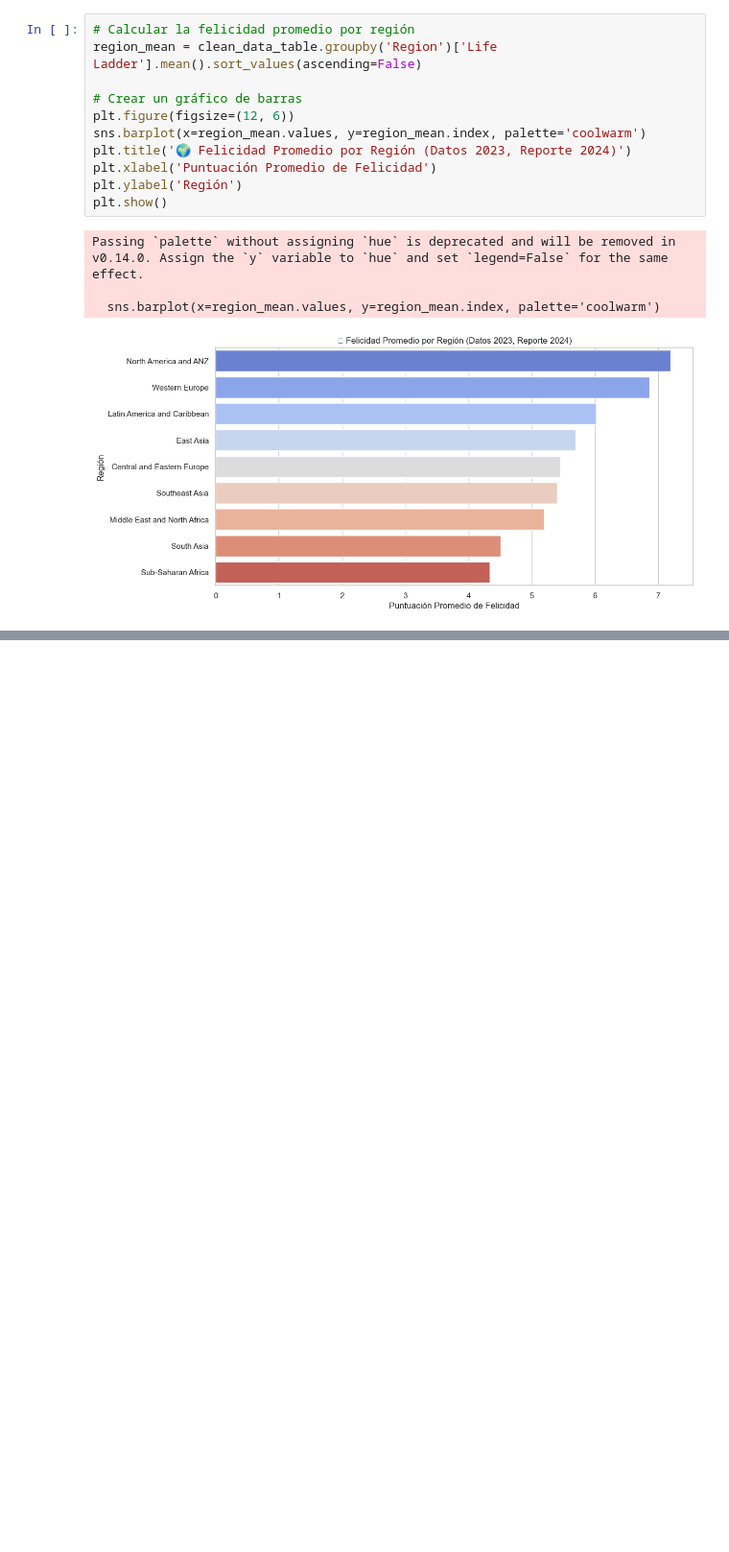
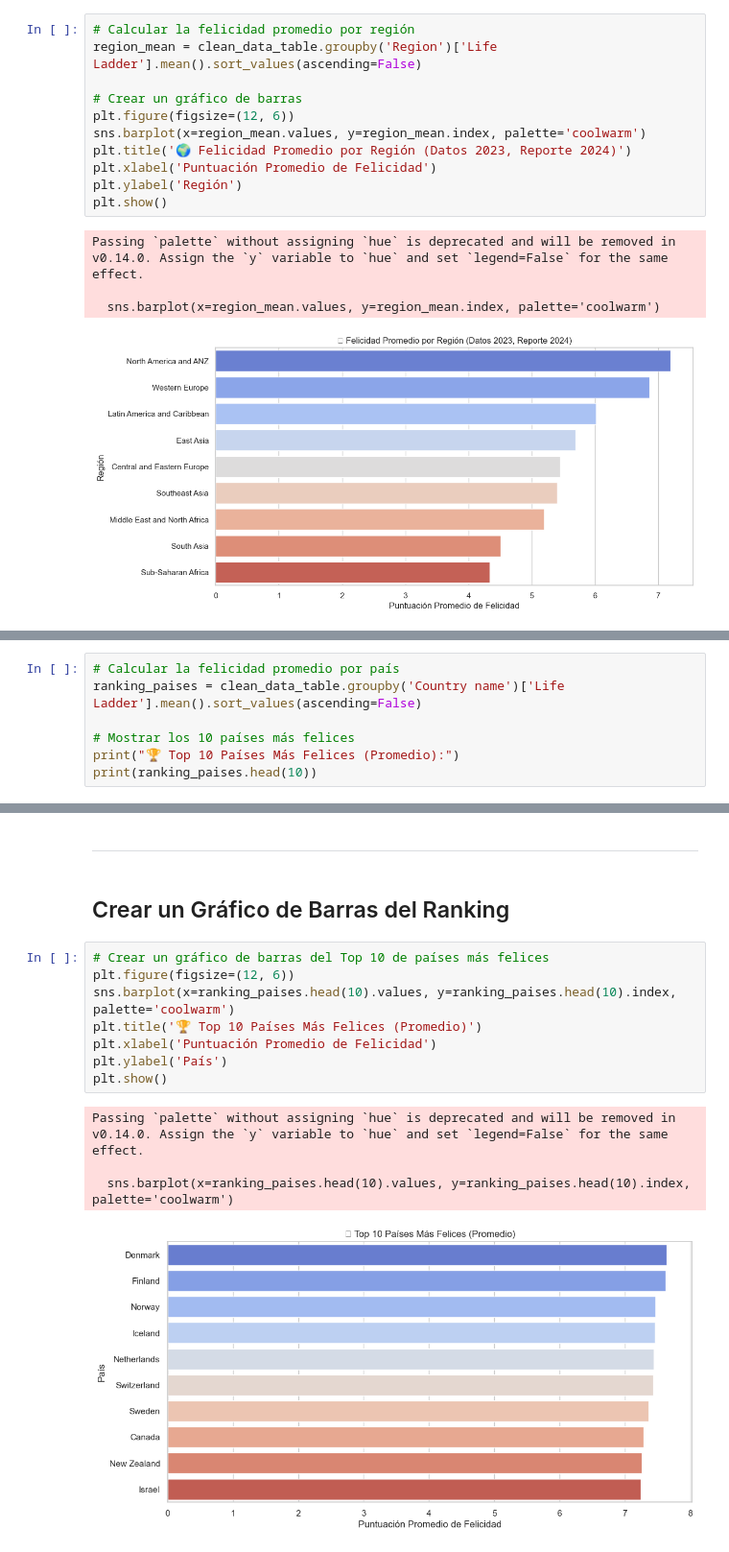
Before and after one commit to MLopezCastro/World-Happiness-2024, a Jupyter notebook: World Happiness 2024.ipynb, the cells around one changed output, grey strips where cells are left out. Shown at 96% size. Drawn from its saved outputs; the diff is of its cells as text; blank space fills up the shorter version.

```diff
--- a/World Happiness 2024.ipynb
+++ b/World Happiness 2024.ipynb
@@ -676,0 +770,7 @@ Passing `palette` without assigning `hue` is deprecated and will be removed in v
+# %%
+# Calcular la felicidad promedio por país
+ranking_paises = clean_data_table.groupby('Country name')['Life Ladder'].mean().sort_values(ascending=False)
+
+# Mostrar los 10 países más felices
+print("🏆 Top 10 Países Más Felices (Promedio):")
+print(ranking_paises.head(10))
@@ -676,0 +791,17 @@ Passing `palette` without assigning `hue` is deprecated and will be removed in v
+# %% [markdown]
+---------------
+# %% [markdown]
+## Crear un Gráfico de Barras del Ranking ##
+# %%
+# Crear un gráfico de barras del Top 10 de países más felices
+plt.figure(figsize=(12, 6))
+sns.barplot(x=ranking_paises.head(10).values, y=ranking_paises.head(10).index, palette='coolwarm')
+plt.title('🏆 Top 10 Países Más Felices (Promedio)')
+plt.xlabel('Puntuación Promedio de Felicidad')
+plt.ylabel('País')
+plt.show()
+# %% [output]
+Passing `palette` without assigning `hue` is deprecated and will be removed in v0.14.0. Assign the `y` variable to `hue` and set `legend=False` for the same effect.
+
+  sns.barplot(x=ranking_paises.head(10).values, y=ranking_paises.head(10).index, palette='coolwarm')
+[figure, added]
```
Also changed, not shown: parts of 22 cells of this notebook.
